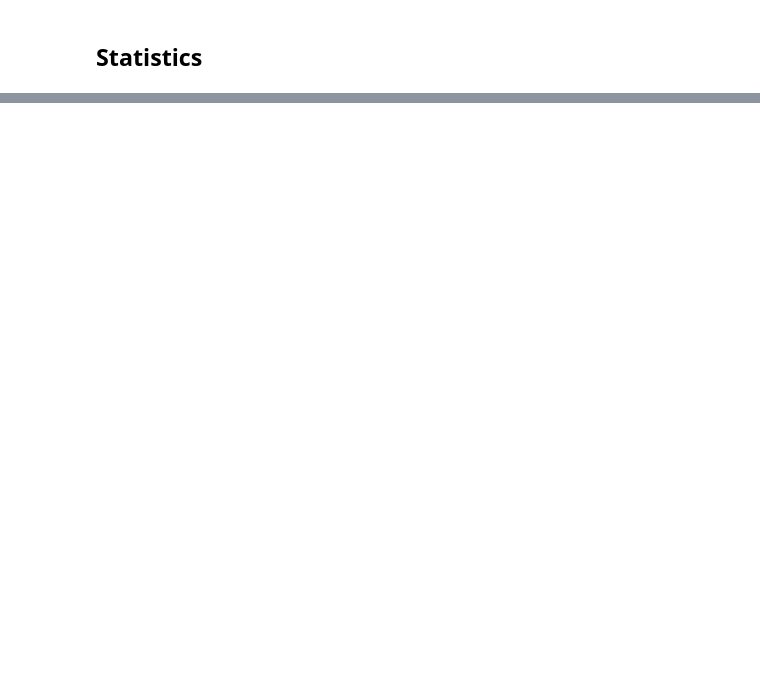
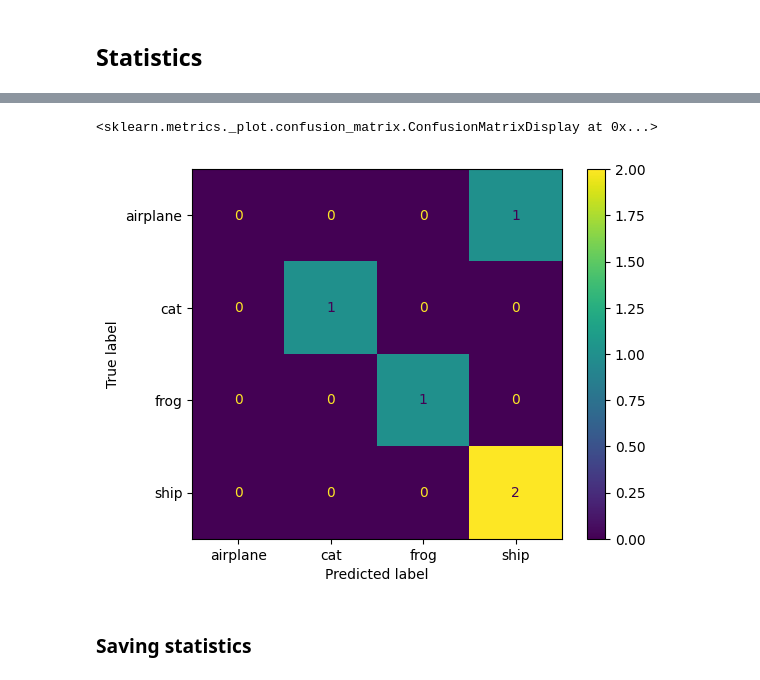
Before and after one commit to allan-cedric/tcc-resnet-cifar10, a Jupyter notebook: esp32_cifar10_test.ipynb, the cells around one changed output, grey strips where cells are left out. Cells and saved outputs as stored; diff of their text form; code cells hidden in the pictures; blank space fills up the shorter version.

Commit message:
add statistics to notebook

```diff
--- a/esp32_cifar10_test.ipynb
+++ b/esp32_cifar10_test.ipynb
@@ -114,2 +128,7 @@ General Accuracy:  0.0
 # %% [markdown]
 ## Statistics
+# %%
+y_true_label = np.reshape(y_test[:n], -1)
+y_pred_label = np.array(y_pred_label)
+print('Classification Report     : \n\n\n' , classification_report(y_true_label, y_pred_label))
+# y_true_label, y_pred_label
@@ -115,0 +149,24 @@ General Accuracy:  0.0
+# %%
+# print(y_true_label, y_pred_label, np.concatenate((y_true_label, y_pred_label), axis=0))
+all_y_labels = np.unique(np.concatenate((y_true_label, y_pred_label), axis=0))
+cifar10_labels = [
+    "airplane",
+    "automobile",
+    "bird",
+    "cat",
+    "deer",
+    "dog",
+    "frog",
+    "horse",
+    "ship",
+    "truck"
+]
+cvt_labels = [cifar10_labels[l] for l in all_y_labels]
+cm = confusion_matrix(y_true_label, y_pred_label)
+cm_display = ConfusionMatrixDisplay(cm, display_labels=cvt_labels)
+cm_display.plot()
+# %% [output]
+<sklearn.metrics._plot.confusion_matrix.ConfusionMatrixDisplay at 0x...>
+[figure, added]
+# %% [markdown]
+### Saving statistics
```
Also changed, not shown: parts of 6 cells of this notebook, 2 other files.
